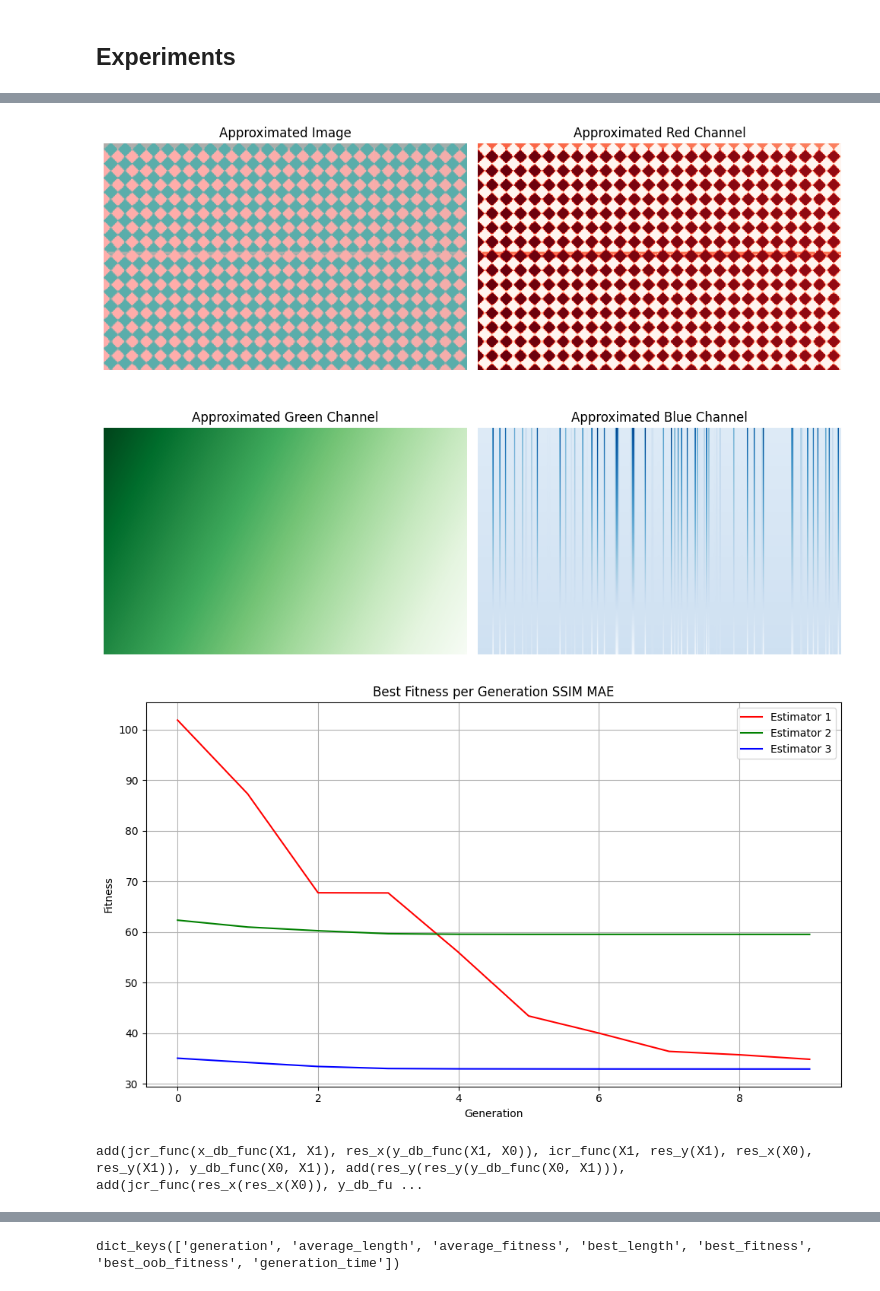
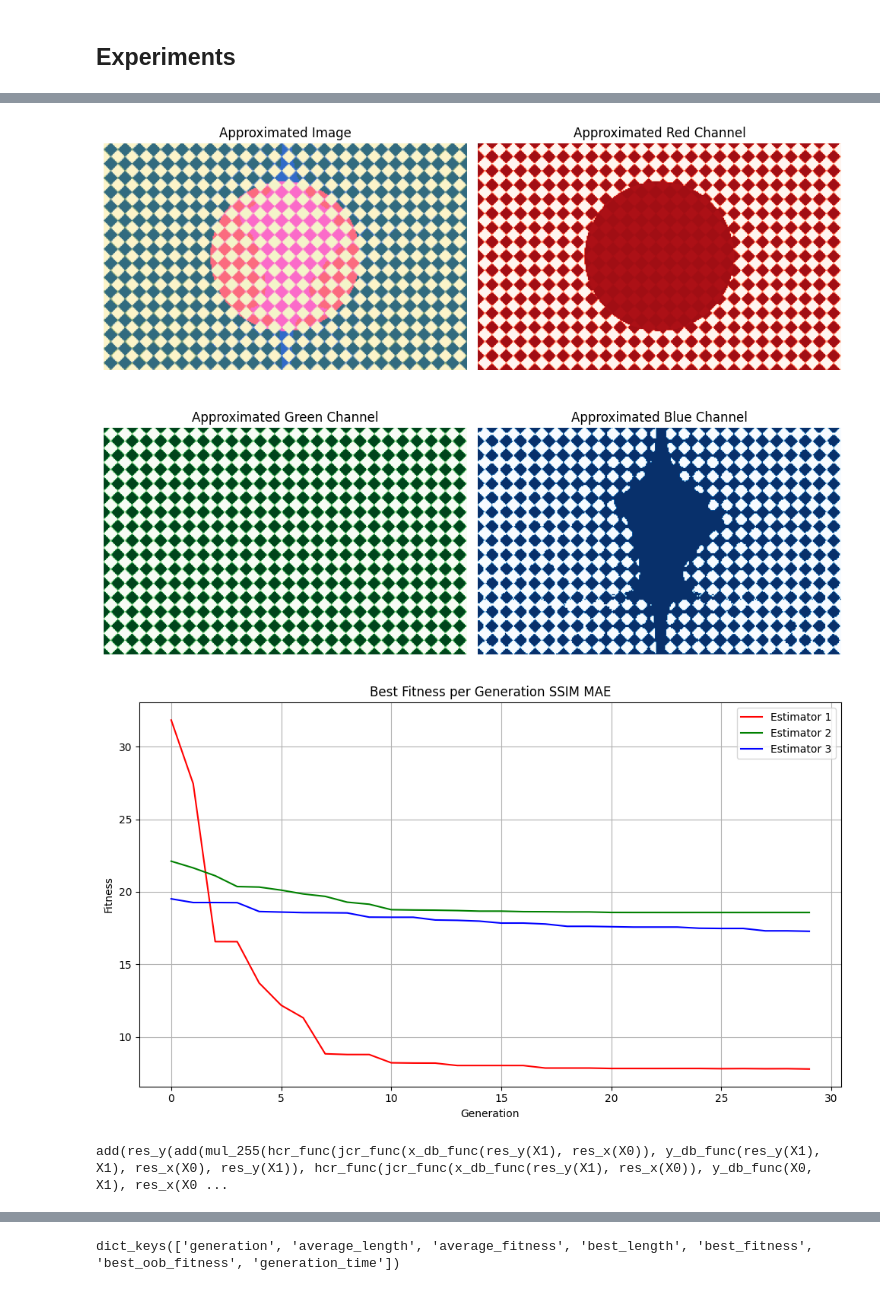
Before and after one commit to MatTheTab/mathematical-image-synthesis, a Jupyter notebook: double_fitness.ipynb, the cells around one changed output, grey strips where cells are left out. Drawn from its saved outputs; the diff is of its cells as text; code cells hidden in the pictures.

```diff
--- a/double_fitness.ipynb
+++ b/double_fitness.ipynb
@@ -23,8 +23,8 @@ from PIL import Image
 
 from utils.vis import *
 # %%
-GENERATIONS= 10
-POP_SIZE = 1000
+GENERATIONS= 30
+POP_SIZE = 2500
 # %%
 import warnings
 warnings.filterwarnings("ignore")
@@ -404,8 +405,8 @@ plot_fitness((est_r, est_g, est_b), 0, "SSIM")
 # %%
 # Change metric
-est_r.set_params(metric = 'mean absolute error', generations = 20, warm_start = True)
-est_g.set_params(metric = 'mean absolute error', generations = 20, warm_start = True)
-est_b.set_params(metric = 'mean absolute error', generations = 20, warm_start = True)
+est_r.set_params(metric = 'mean absolute error', generations = 60, warm_start = True)
+est_g.set_params(metric = 'mean absolute error', generations = 60, warm_start = True)
+est_b.set_params(metric = 'mean absolute error', generations = 60, warm_start = True)
 
 print(f"Training Red MAE: \n")
 est_r.fit(r_train, r)
@@ -448,15 +450,15 @@ SymbolicRegressor(const_range=None,
 # %%
 plot_results((est_r, est_g, est_b), xy_train, rgb_image.shape)
 # %% [output]
-[figure, old version]
+[figure, new version]
 # %%
-plot_fitness((est_r, est_g, est_b), 10, "SSIM MAE")
+plot_fitness((est_r, est_g, est_b), 30, "SSIM MAE")
 # %% [output]
-[figure, old version]
+[figure, new version]
 # %%
 print(est_r._program)
 # %% [output]
-add(jcr_func(x_db_func(X1, X1), res_x(y_db_func(X1, X0)), icr_func(X1, res_y(X1), res_x(X0), res_y(X1)), y_db_func(X0, X1)), add(res_y(res_y(y_db_func(X0, X1))), add(jcr_func(res_x(res_x(X0)), y_db_fu ...
+add(res_y(add(mul_255(hcr_func(jcr_func(x_db_func(res_y(X1), res_x(X0)), y_db_func(res_y(X1), X1), res_x(X0), res_y(X1)), hcr_func(jcr_func(x_db_func(res_y(X1), res_x(X0)), y_db_func(X0, X1), res_x(X0 ...
 # %%
 print(est_g._program)
 # %% [output]
```
Also changed, not shown: parts of 6 cells of this notebook.
